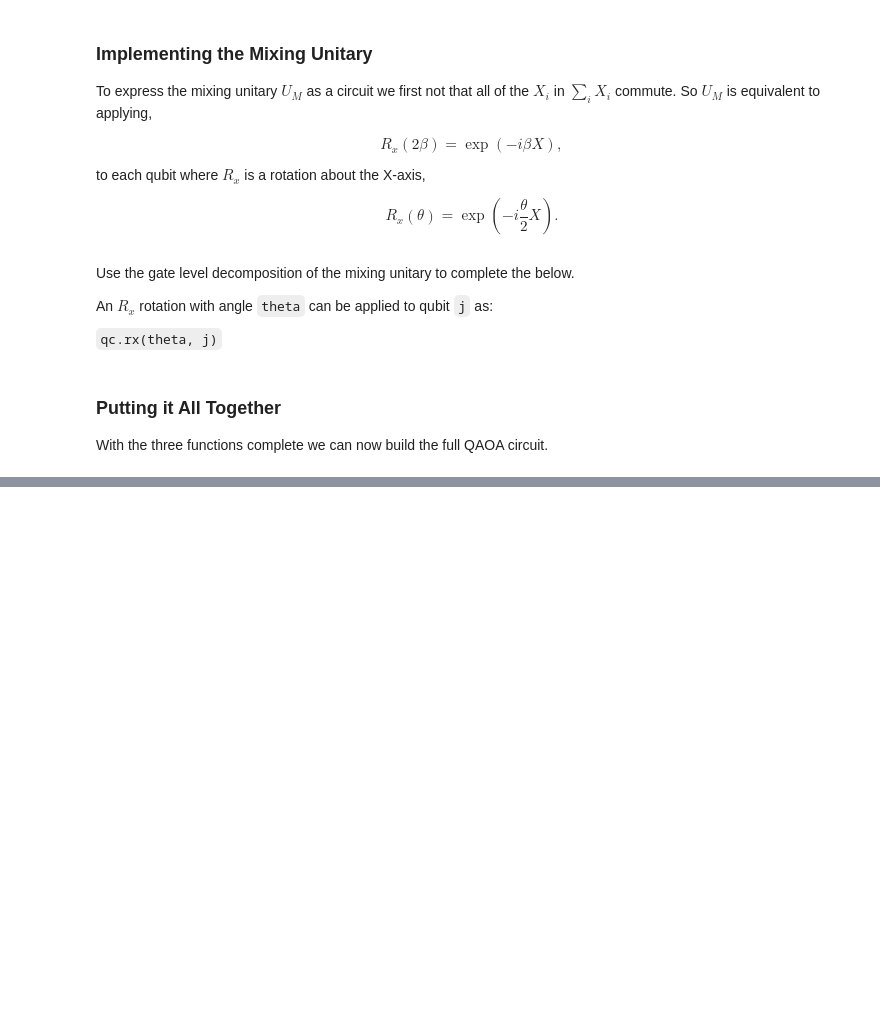
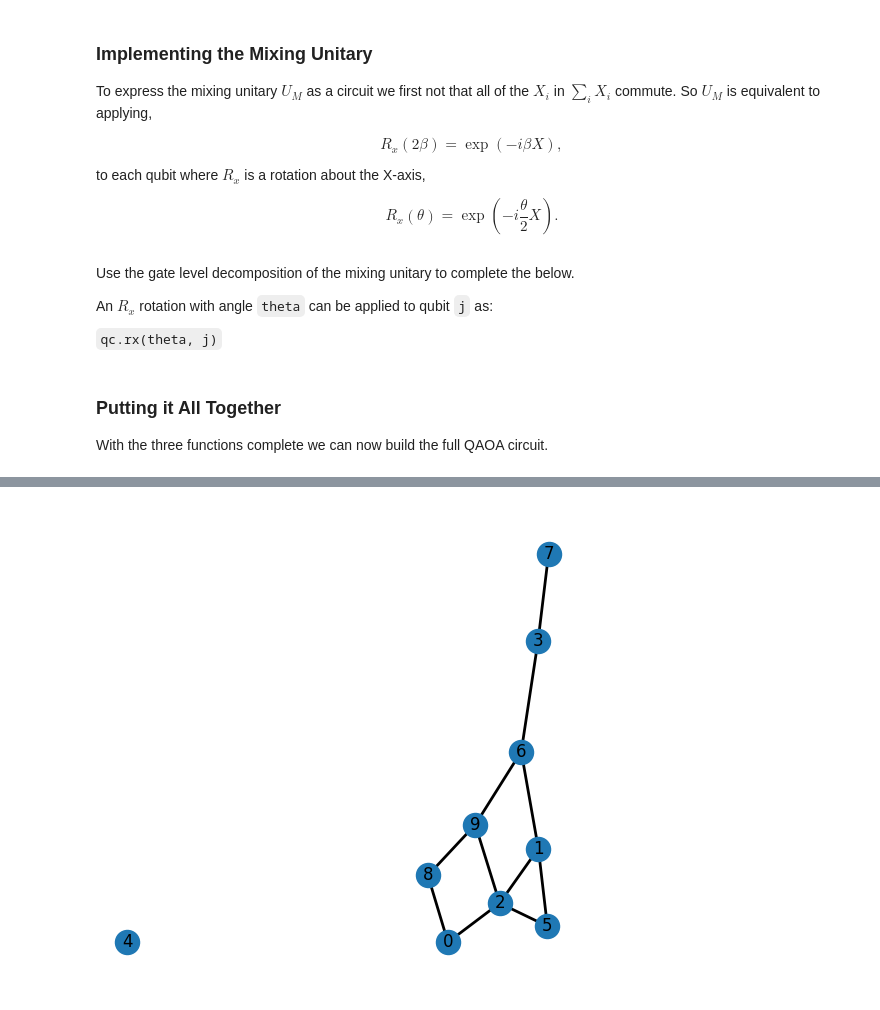
Before and after one commit to PawseySC/PHYS4004_quantum_computing, a Jupyter notebook: PHYS4004_quantum_computing.ipynb, the cells around one changed output, grey strips where cells are left out. Drawn from its saved outputs; the diff is of its cells as text; code cells hidden in the pictures; blank space fills up the shorter version.

```diff
--- a/PHYS4004_quantum_computing.ipynb
+++ b/PHYS4004_quantum_computing.ipynb
@@ -518,7 +519,7 @@ def make_qaoa_circuit(gammas, betas, G):
 # %%
 n = 10
 n_solutions = 2**n
-p = 0.5
+p = 0.2
 G = nx.gnp_random_graph(n, p, seed=42)
 gammas = [1.0]
 betas = [2.0]
@@ -580,0 +625,4 @@ Text(0.5, 0, 'Solution Cost')
+# %%
+plot_graph(G)
+# %% [output]
+[figure, added]
```
Also changed, not shown: parts of 14 cells of this notebook.
